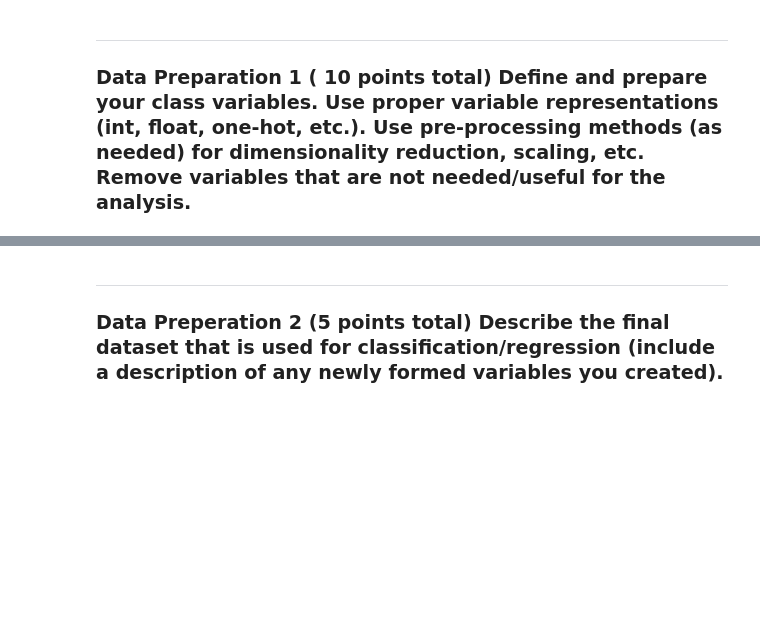
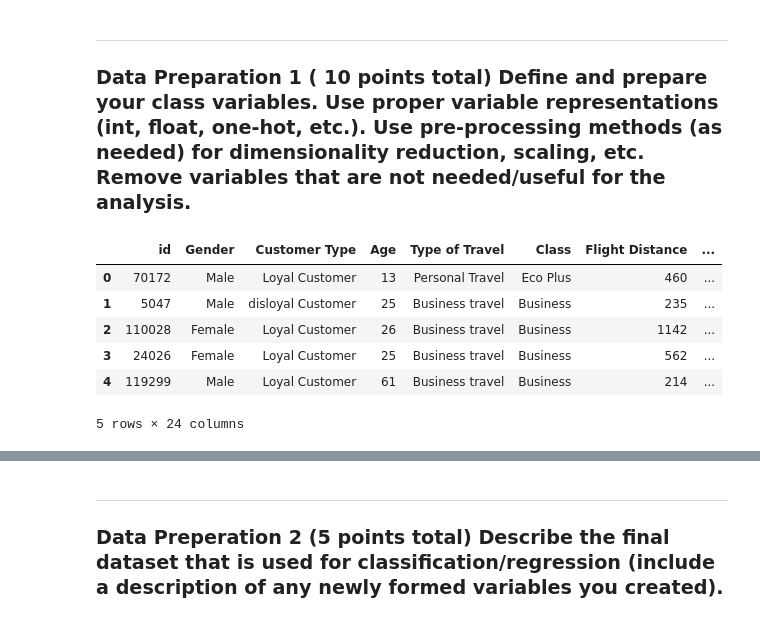
Before and after one commit to dk28yip/MSDS7331, a Jupyter notebook: Lab2.ipynb, the cells around one changed output, grey strips where cells are left out. Drawn from its saved outputs; the diff is of its cells as text; code cells hidden in the pictures; blank space fills up the shorter version.

```diff
--- a/Lab2.ipynb
+++ b/Lab2.ipynb
@@ -5,3 +29,18 @@ Team - Triston Hudgins, Shijo Joseph, Osman Kanteh, Douglas Yip
 # %% [markdown]
 ***
 ### Data Preparation 1 ( 10 points total) Define and prepare your class variables. Use proper variable representations (int, float, one-hot, etc.). Use pre-processing methods (as needed) for dimensionality reduction, scaling, etc. Remove variables that are not needed/useful for the analysis.
+# %%
+# load the airline satisfaction  dataset
+import pandas as pd
+import numpy as np
+
+df = pd.read_csv('https://raw.githubusercontent.com/dk28yip/MSDS7331/main/airline.csv') # read in the csv file
+df.head()
+# %% [output]
+|  | id | Gender | Customer Type | Age | Type of Travel | Class | Flight Distance | ... |
+| 0 | 70172 | Male | Loyal Customer | 13 | Personal Travel | Eco Plus | 460 | ... |
+| 1 | 5047 | Male | disloyal Customer | 25 | Business travel | Business | 235 | ... |
+| 2 | 110028 | Female | Loyal Customer | 26 | Business travel | Business | 1142 | ... |
+| 3 | 24026 | Female | Loyal Customer | 25 | Business travel | Business | 562 | ... |
+| 4 | 119299 | Male | Loyal Customer | 61 | Business travel | Business | 214 | ... |
+5 rows × 24 columns
```
Also changed, not shown: parts of 9 cells of this notebook.
